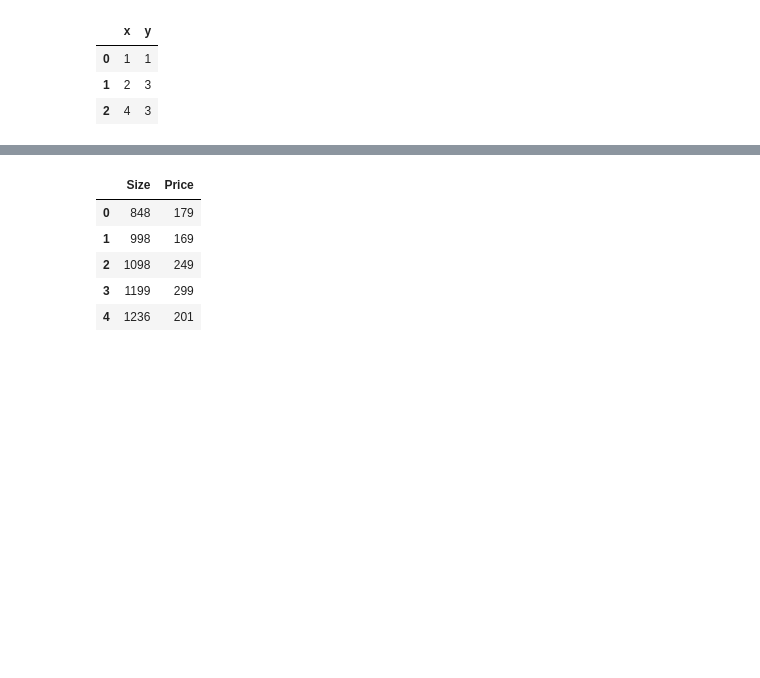
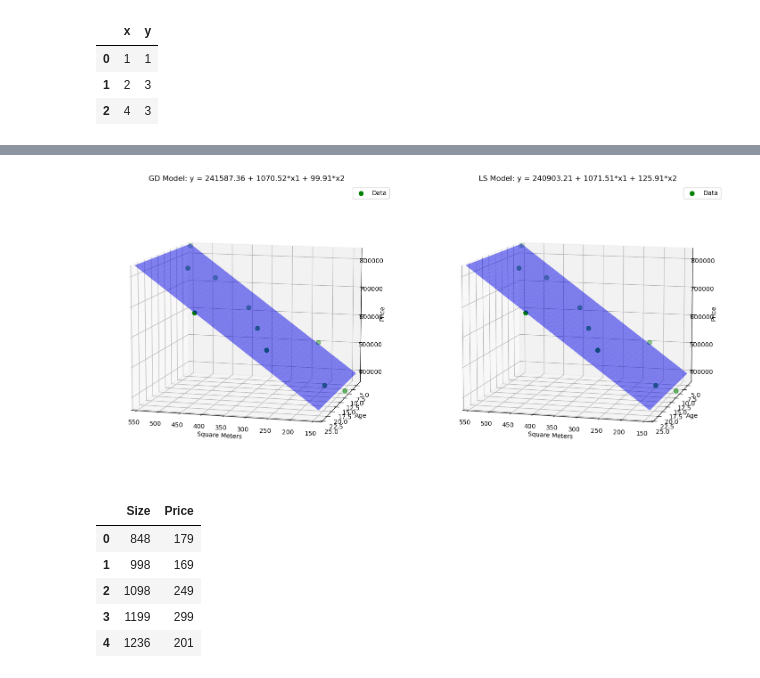
Before and after one commit to samkivioja/Regression-Models, a Jupyter notebook: regression.ipynb, the cells around one changed output, grey strips where cells are left out. Saved outputs shown, nothing was run; the diff lists cells and outputs as text; code cells hidden in the pictures; blank space fills up the shorter version.

Commit message:
Made multiple regression possible

```diff
--- a/regression.ipynb
+++ b/regression.ipynb
@@ -61,7 +61,7 @@ y = ice_cream_df['Sales']
 # Calculate variance
 variance = np.mean((y - np.mean(y))**2)
 # Calculate the regression line
-y_pred, slope, intercept, mse = linRegress(x, y)
+y_pred, slope, intercept, mse = linearRegress(x, y)
 
 # Plot the data
 fig, ax = plt.subplots(figsize=(6, 4))
@@ -127,7 +127,7 @@ for i, (key, data) in enumerate(anscombes.items()):
     ax[i].scatter(x, y, color='orange', s=80)
 
     # Calculate regression line
-    _, slope, intercept, mse = linRegress(x, y)
+    _, slope, intercept, mse = linearRegress(x, y)
 
     ax[i].set_xlim(2, 20)
     x_min, x_max = ax[i].get_xlim()
@@ -281,8 +287,8 @@ test_df
 x = test_df['x'].to_numpy()
 y = test_df['y'].to_numpy()
 
-y_estimate, weights = linRegressGD((x,y), 0.06, 500, results=True)
-y_pred, slope, intercept, mse = linRegress(x, y)
+y_estimate, weights = linRegressGD((x,y), 0.1, 500, results=True)
+y_pred, slope, intercept, mse = linearRegress(x, y)
 
 fig, axs = plt.subplots(1, 2, figsize=(12, 4))
 
@@ -332,0 +371,9 @@ epoch 500: w = [0.99999604 0.57142993], F(w) = 0.3809523809560447, ∇F = [-1.61
+# %%
+house_data = {
+    'Price': [368000, 414000, 506000, 552000, 598000, 644000, 690000, 736000, 782000, 828000],
+    'Square_Meters': [139, 167, 224, 279, 325, 371, 417, 463, 508, 554],
+    'Age': [10, 15, 5, 20, 15, 10, 25, 8, 12, 3]
+}
+
+housing_df = pd.DataFrame(house_data)
+housing_df
@@ -332,0 +392,61 @@ epoch 500: w = [0.99999604 0.57142993], F(w) = 0.3809523809560447, ∇F = [-1.61
+# %%
+x1 = housing_df['Square_Meters'].to_numpy()
+x2 = housing_df['Age'].to_numpy()
+y = housing_df['Price'].to_numpy()
+
+x1_norm, x1_min, x1_max = normalize(x1)
+x2_norm, x2_min, x2_max = normalize(x2)
+
+X = np.vstack([x1_norm, x2_norm]).T
+
+y_norm, y_min, y_max = normalize(y)
+
+# Fit model using Gradient Descent
+_, weights_norm = linRegressGD((X, y_norm), 0.1, 500, results=True)
+w0_gd, w1_gd, w2_gd = weights_norm
+w1_gd = w1_gd / (x1_max - x1_min) * (y_max - y_min)
+w2_gd = w2_gd / (x2_max - x2_min) * (y_max - y_min)
+w0_gd = w0_gd * (y_max - y_min) + y_min - w1_gd * x1_min - w2_gd * x2_min
+
+# Fit model using Least Squares
+X_ls = np.vstack([x1, x2]).T
+y_pred, coefficients, mse = linRegress((X_ls, y))
+w0_ls, w1_ls, w2_ls = coefficients
+
+# --- Generate mesh grid ---
+x1_range = np.linspace(x1_min, x1_max, 100)
+x2_range = np.linspace(x2_min, x2_max, 100)
+x1_mesh, x2_mesh = np.meshgrid(x1_range, x2_range)
+
+# Predictions for GD and LS models
+y_pred_mesh_gd = w0_gd + w1_gd * x1_mesh + w2_gd * x2_mesh
+y_pred_mesh_ls = w0_ls + w1_ls * x1_mesh + w2_ls * x2_mesh
+
+# --- Create the figure and axes ---
+fig, axs = plt.subplots(1, 2, figsize=(15, 7), subplot_kw={'projection': '3d'})
+
+# --- Shared plot settings ---
+for ax in axs:
+    ax.scatter(x1, x2, y, color='green', label='Data', s=50)
+    ax.set_xlabel('Square Meters')
+    ax.set_ylabel('Age')
+    ax.set_zlabel('Price')
+    ax.view_init(azim=105, elev=10)  # Shared view angle
+    ax.set_xlim([x1_min, x1_max])
+    ax.set_ylim([x2_min, x2_max])
+    ax.set_zlim([min(y), max(y)])
+
+# --- Plot Gradient Descent model ---
+axs[0].plot_surface(x1_mesh, x2_mesh, y_pred_mesh_gd, color='blue', alpha=0.5)
+axs[0].set_title(f'GD Model: y = {w0_gd:.2f} + {w1_gd:.2f}*x1 + {w2_gd:.2f}*x2')
+axs[0].legend()
+
+# --- Plot Least Squares model ---
+axs[1].plot_surface(x1_mesh, x2_mesh, y_pred_mesh_ls, color='blue', alpha=0.5)
+axs[1].set_title(f'LS Model: y = {w0_ls:.2f} + {w1_ls:.2f}*x1 + {w2_ls:.2f}*x2')
+axs[1].legend()
+
+# --- Show the plots ---
+plt.tight_layout()
+plt.show()
+# %% [output]
@@ -333,3 +470,4 @@ epoch 500: w = [0.99999604 0.57142993], F(w) = 0.3809523809560447, ∇F = [-1.61
+[figure, added]
 # %%
 """housing_data = {
     "Size(m2)": [45, 55, 60, 72, 85, 90, 95, 100, 107, 110, 115, 125, 130, 135, 145,
```
Also changed, not shown: parts of 11 cells of this notebook.
